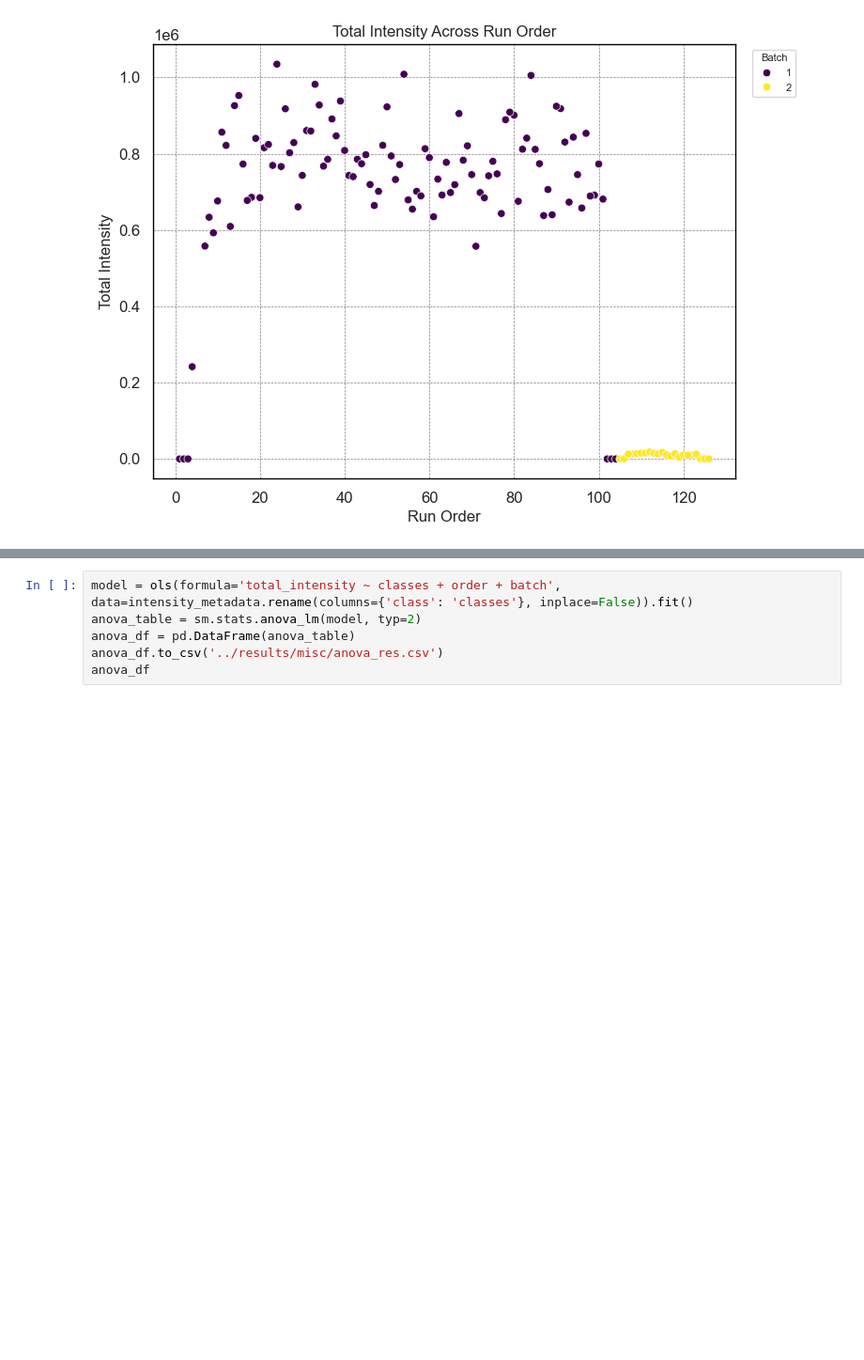
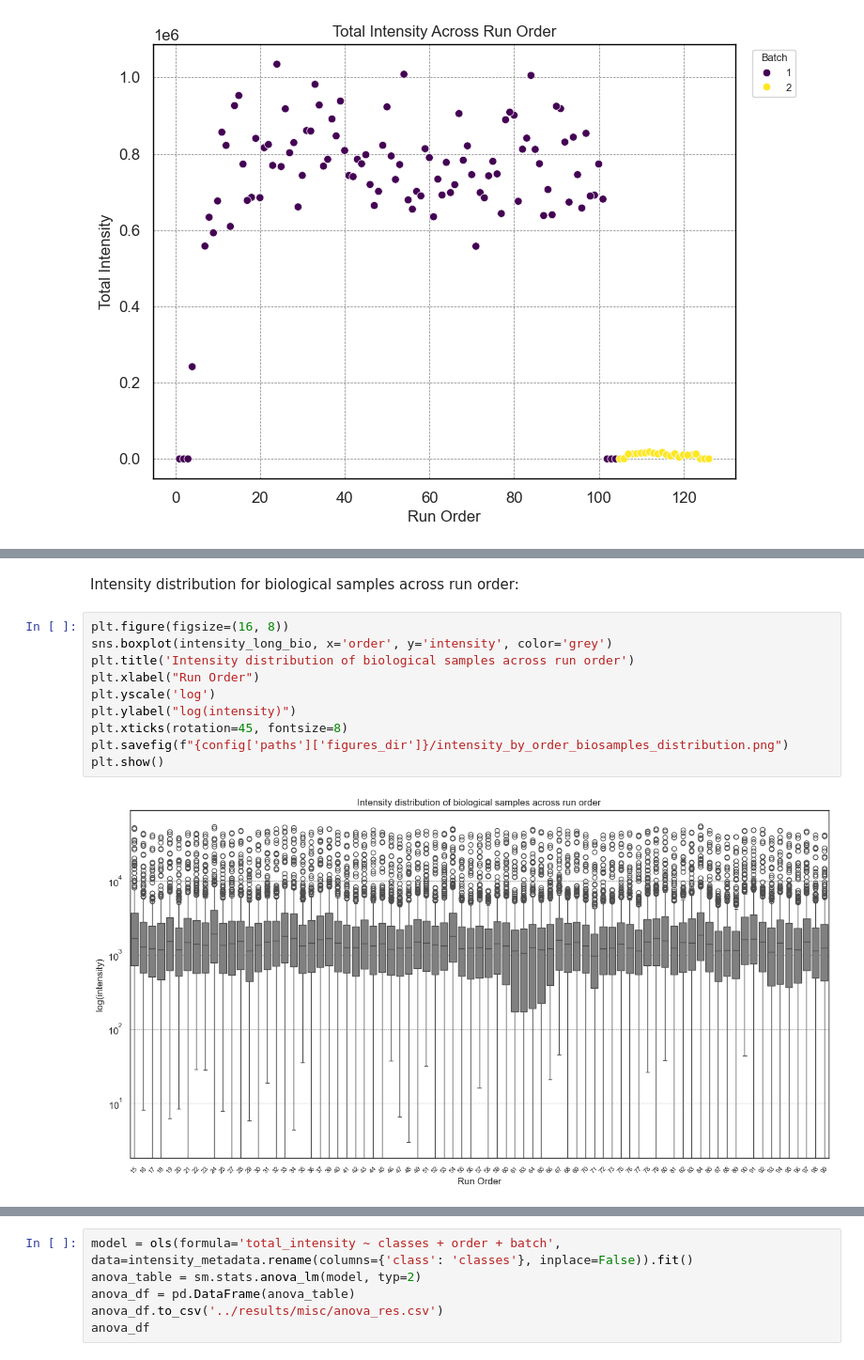
Before and after one commit to AliSaadatV/glycan_analysis, a Jupyter notebook: task1/notebooks/01_EDA.ipynb, the cells around one changed output, grey strips where cells are left out. Shown: that part at 94% size. Drawn from its saved outputs; the diff is of its cells as text; blank space fills up the shorter version.

```diff
--- a/task1/notebooks/01_EDA.ipynb
+++ b/task1/notebooks/01_EDA.ipynb
@@ -559,3 +614,17 @@ plt.show()
+# %% [markdown]
+Intensity distribution for biological samples across run order:
+# %%
+plt.figure(figsize=(16, 8))
+sns.boxplot(intensity_long_bio, x='order', y='intensity', color='grey')
+plt.title('Intensity distribution of biological samples across run order')
+plt.xlabel("Run Order")
+plt.yscale('log')
+plt.ylabel("log(intensity)")
+plt.xticks(rotation=45, fontsize=8)
+plt.savefig(f"{config['paths']['figures_dir']}/intensity_by_order_biosamples_distribution.png")
+plt.show()
+# %% [output]
+[figure, added]
 # %%
 
 plt.figure()
```
Also changed, not shown: parts of 32 cells of this notebook, 25 other files.
